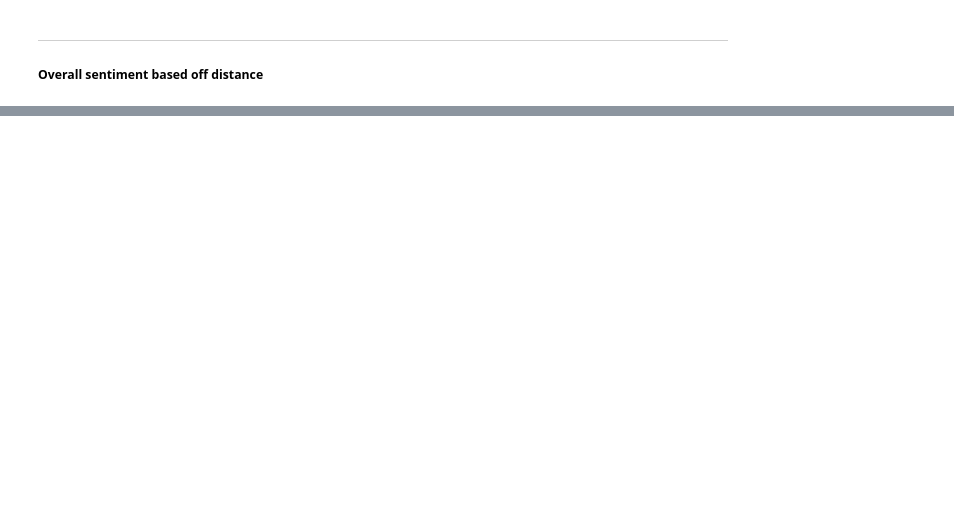
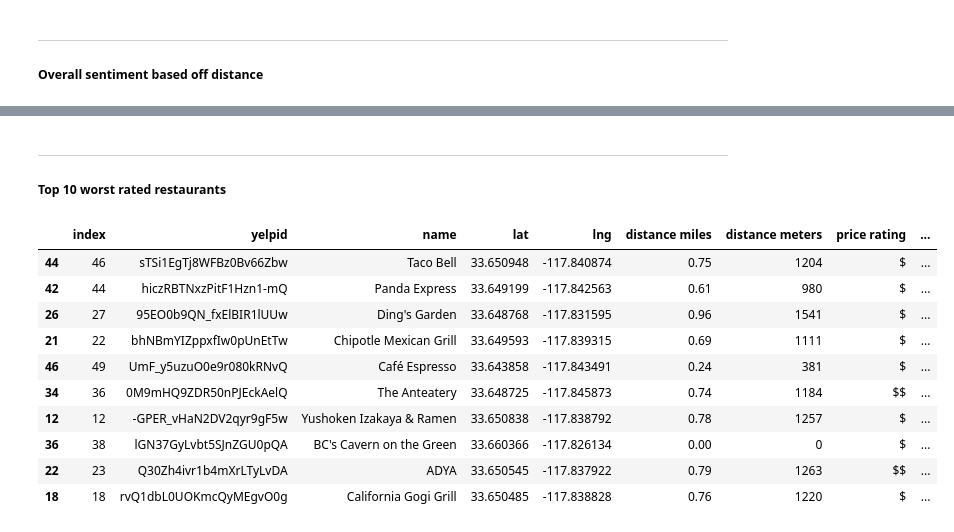
Before and after one commit to 95brianahn/Project-One-T1, a Jupyter notebook: UCI Eats - Team One.ipynb, the cells around one changed output, grey strips where cells are left out. Drawn from its saved outputs; the diff is of its cells as text; code cells hidden in the pictures; blank space fills up the shorter version.

```diff
--- a/UCI Eats - Team One.ipynb
+++ b/UCI Eats - Team One.ipynb
@@ -1356,3 +1392,23 @@ plt.show()
 # %% [output]
 [interactive output not drawn]
 [interactive output not drawn]
+# %% [markdown]
+---
+##### Top 10 worst rated restaurants
+# %%
+least_rated = restaurant_df.copy()
+least_rated = least_rated.sort_values(["review rating"],ascending=True)
+least_rated  = least_rated.head(10)
+least_rated
+# %% [output]
+|  | index | yelpid | name | lat | lng | distance miles | distance meters | price rating | ... |
+| 44 | 46 | sTSi1EgTj8WFBz0Bv66Zbw | Taco Bell | 33.650948 | -117.840874 | 0.75 | 1204 | $ | ... |
+| 42 | 44 | hiczRBTNxzPitF1Hzn1-mQ | Panda Express | 33.649199 | -117.842563 | 0.61 | 980 | $ | ... |
+| 26 | 27 | 95EO0b9QN_fxElBIR1lUUw | Ding's Garden | 33.648768 | -117.831595 | 0.96 | 1541 | $ | ... |
+| 21 | 22 | bhNBmYIZppxfIw0pUnEtTw | Chipotle Mexican Grill | 33.649593 | -117.839315 | 0.69 | 1111 | $ | ... |
+| 46 | 49 | UmF_y5uzuO0e9r080kRNvQ | Café Espresso | 33.643858 | -117.843491 | 0.24 | 381 | $ | ... |
+| 34 | 36 | 0M9mHQ9ZDR50nPJEckAelQ | The Anteatery | 33.648725 | -117.845873 | 0.74 | 1184 | $$ | ... |
+| 12 | 12 | -GPER_vHaN2DV2qyr9gF5w | Yushoken Izakaya & Ramen | 33.650838 | -117.838792 | 0.78 | 1257 | $ | ... |
+| 36 | 38 | lGN37GyLvbt5SJnZGU0pQA | BC's Cavern on the Green | 33.660366 | -117.826134 | 0.00 | 0 | $ | ... |
+| 22 | 23 | Q30Zh4ivr1b4mXrLTyLvDA | ADYA | 33.650545 | -117.837922 | 0.79 | 1263 | $$ | ... |
+| 18 | 18 | rvQ1dbL0UOKmcQyMEgvO0g | California Gogi Grill | 33.650485 | -117.838828 | 0.76 | 1220 | $ | ... |
```
Also changed, not shown: parts of 29 cells of this notebook, 42 other files.
